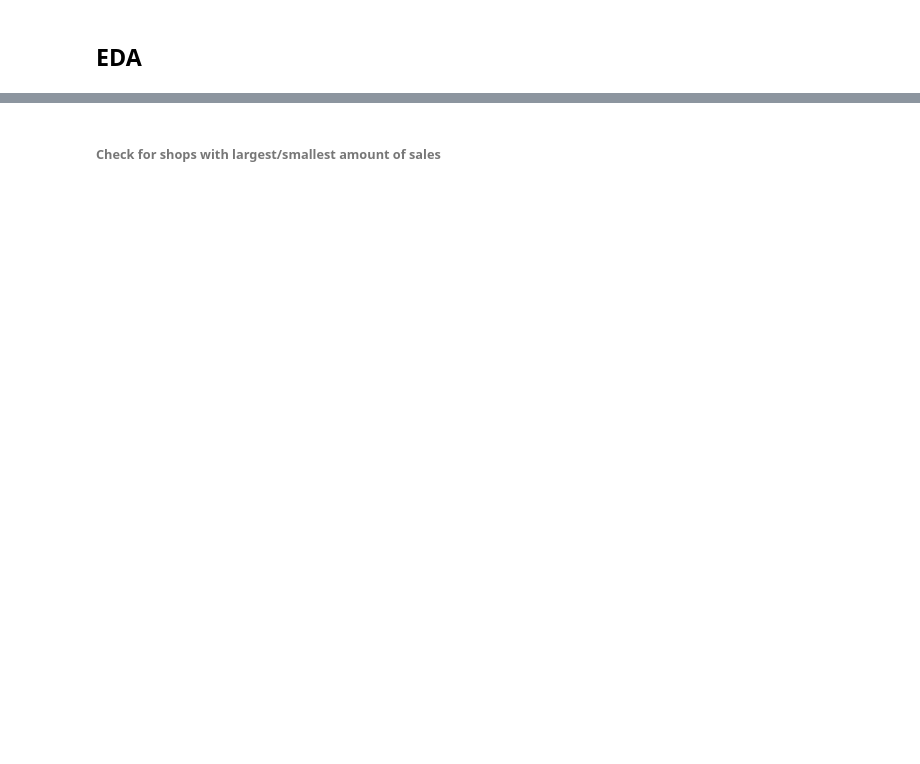
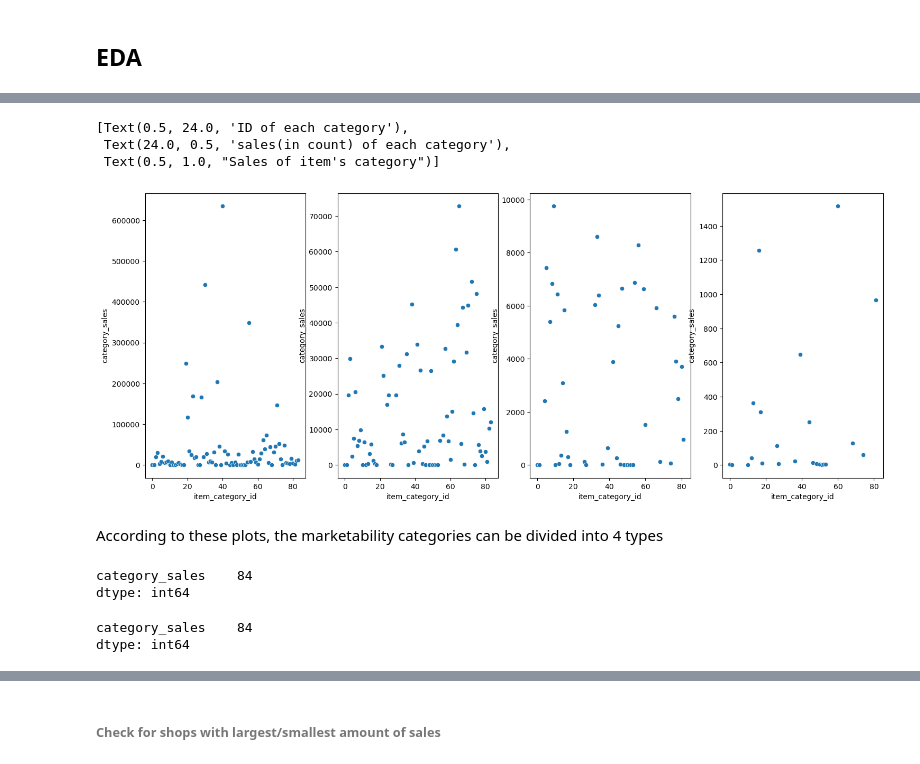
Before and after one commit to Yarmmax/DS_Intership, a Jupyter notebook: EDA.ipynb, the cells around one changed output, grey strips where cells are left out. Cells and saved outputs as stored; diff of their text form; code cells hidden in the pictures; blank space fills up the shorter version.

```diff
--- a/EDA.ipynb
+++ b/EDA.ipynb
@@ -344,0 +99,14 @@ sns.lineplot(x=year_data.week_number, y=year_data.sales_cnt)
+# %%
+fig, axes = plt.subplots(1, 4, figsize=(18, 7))
+sns.scatterplot(ax =axes[0], x=g.index, y=g.category_sales)
+sns.scatterplot(ax =axes[1], x=g[g.category_sales < 100000].index, y=g[g.category_sales < 100000].category_sales)
+sns.scatterplot(ax =axes[2], x=g[g.category_sales < 10000].index, y=g[g.category_sales < 10000].category_sales)
+sns.scatterplot(ax =axes[3],  x=g[g.category_sales < 2000].index, y=g[g.category_sales < 2000].category_sales)
+ax.set(xlabel='ID of each category', ylabel='sales(in count) of each category', title="Sales of item's category")
+# %% [output]
+[Text(0.5, 24.0, 'ID of each category'),
+ Text(24.0, 0.5, 'sales(in count) of each category'),
+ Text(0.5, 1.0, "Sales of item's category")]
+[figure, added]
+# %% [markdown]
+According to these plots, the marketability categories can be divided into 4 types
@@ -344,0 +119,10 @@ sns.lineplot(x=year_data.week_number, y=year_data.sales_cnt)
+# %%
+g.count()
+# %% [output]
+category_sales    84
+dtype: int64
+# %%
+categories_with_high_sales.count() + categories_with_medium_sales.count() + categories_with_low_sales.count() + categories_with_rare_sales.count()
+# %% [output]
+category_sales    84
+dtype: int64
```
Also changed, not shown: parts of 126 cells of this notebook.
